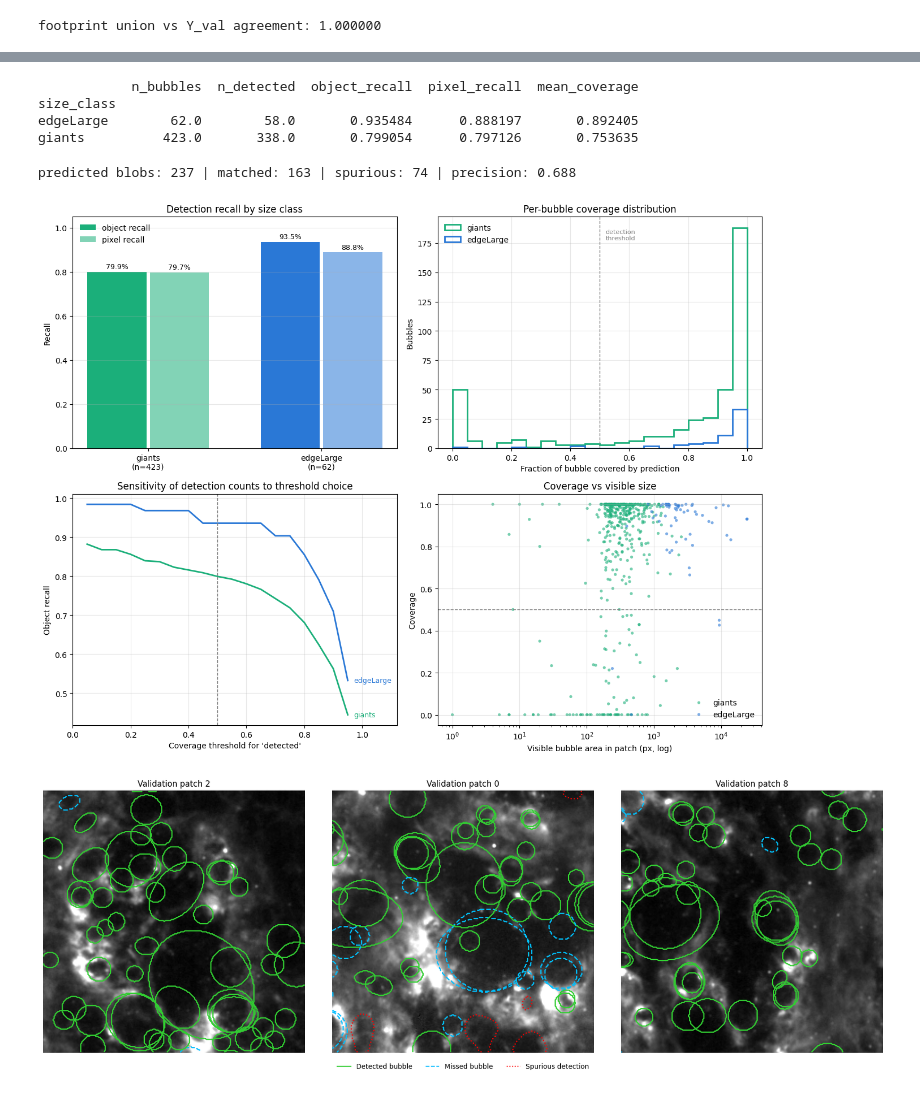
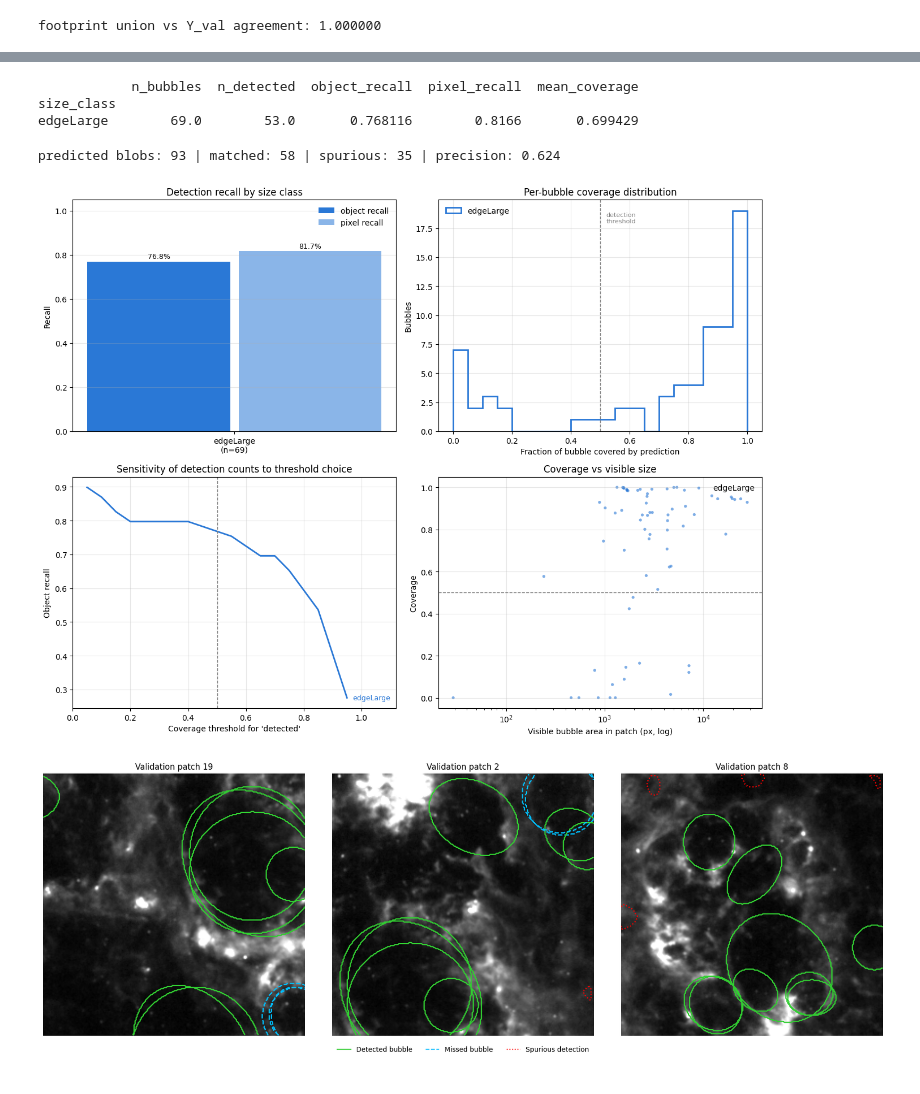
Before and after one commit to shailaja-mahara/bubbleDetection, a Jupyter notebook: notebooks/perClassEvaluation.ipynb, the cells around one changed output, grey strips where cells are left out. Drawn from its saved outputs; the diff is of its cells as text; code cells hidden in the pictures.

Commit message:
(add): stage00 comparison run

```diff
--- a/notebooks/perClassEvaluation.ipynb
+++ b/notebooks/perClassEvaluation.ipynb
@@ -30,6 +30,8 @@ BIN_THRESHOLD = 0.5       # prediction binarization (the defensible default)
 COVERAGE_THRESHOLD = 0.5  # bubble counts as detected above this coverage
 MIN_BLOB_PX = 20          # ignore predicted blobs smaller than this
 DISTANCE_PC = 9.77e6
+
+ACTIVE_STAGE = "stage00"
 
 FIGURE_DIR = "../outputs/figures"
 CLASS_COLORS = {"edgeLarge": "#2a78d6", "giants": "#1baf7a"}  # CVD-validated pair
@@ -47,7 +49,7 @@ PLOTS_PATH = "../outputs/figures/plots"
 
 os.makedirs(PLOTS_PATH, exist_ok=True)
 
-MODEL_PATH = os.path.join(MODEL_DIR, ACTIVE_STAGE+"bubble_unet.keras")
+MODEL_PATH = os.path.join(MODEL_DIR, f"{ACTIVE_STAGE}bubble_unet.keras")
 
 CURRICULUM_STAGES = {
     "stage00": ["edgeLarge"],
@@ -57,8 +59,6 @@ CURRICULUM_STAGES = {
     "stage04": ["small", "medium", "large", "giants", "edgeLarge"],
     "stage05": ["tiny", "small", "medium", "large", "giants", "edgeLarge"],
 }
-
-ACTIVE_STAGE = "stage01"
 # %%
 
 X = np.load(os.path.join(PATCH_DIR, "X.npy"))
@@ -177,8 +176,7 @@ print(summary)
 # %% [output]
             n_bubbles  n_detected  object_recall  pixel_recall  mean_coverage
 size_class
-edgeLarge        62.0        58.0       0.935484      0.888197       0.892405
-giants          423.0       338.0       0.799054      0.797126       0.753635
+edgeLarge        69.0        53.0       0.768116        0.8166       0.699429
 # %%
 n_blobs = n_matched = 0
 for p in range(len(pred_bin)):
@@ -193,5 +191,5 @@ for p in range(len(pred_bin)):
 print(f"predicted blobs: {n_blobs} | matched: {n_matched} | "
       f"spurious: {n_blobs - n_matched} | precision: {n_matched / n_blobs:.3f}")
 # %% [output]
-predicted blobs: 237 | matched: 163 | spurious: 74 | precision: 0.688
+predicted blobs: 93 | matched: 58 | spurious: 35 | precision: 0.624
 # %%
@@ -268,11 +266,11 @@ ax.grid(alpha=0.3)
 
 plt.tight_layout()
 
-output_summary = os.path.join(PLOTS_PATH, "perClassEvalSummary.png")
+output_summary = os.path.join(PLOTS_PATH, f"{ACTIVE_STAGE}perClassEvalSummary.png")
 plt.savefig(output_summary, dpi=300, bbox_inches="tight")
 plt.show()
 # %% [output]
-[figure, old version]
+[figure, new version]
 # %%
 # detection maps: bubble outlines colored by outcome, spurious blobs contoured
 detected_by_id = dict(zip(bubbles.global_id, bubbles.detected))
@@ -288,35 +286,35 @@ for ax, p in zip(axes, show_patches):
         m[rec["rr"], rec["cc"]] = 1
         if detected_by_id[rec["global_id"]]:
             ax.contour(m, levels=[0.5], colors="limegreen",
                        linestyles="solid", linewidths=1.8)
         else:
             ax.contour(m, levels=[0.5], colors="deepskyblue",
                        linestyles="dashed", linewidths=1.8)
 
     labels_arr, n = ndimage.label(pred_bin[p])
     for i in range(1, n + 1):
         blob = labels_arr == i
         if blob.sum() >= MIN_BLOB_PX and not (blob & union[p]).any():
             ax.contour(blob.astype(float), levels=[0.5], colors="red",
                        linestyles="dotted", linewidths=1.8)
 
     ax.set_title(f"Validation patch {p}")
     ax.axis("off")
 
 legend_items = [
     Line2D([], [], color="limegreen", linestyle="solid", label="Detected bubble"),
     Line2D([], [], color="deepskyblue", linestyle="dashed", label="Missed bubble"),
     Line2D([], [], color="red", linestyle="dotted", label="Spurious detection"),
 ]
 fig.legend(handles=legend_items, loc="lower center", ncol=3, frameon=False)
 plt.tight_layout(rect=[0, 0.05, 1, 1])
 
-output_patches = os.path.join(FIGURE_DIR, "perClassEvalPatches.png")
+output_patches = os.path.join(FIGURE_DIR, f"{ACTIVE_STAGE}perClassEvalPatches.png")
 
 plt.savefig(output_patches, dpi=300, bbox_inches="tight")
 plt.show()
 # %% [output]
-[figure, old version]
+[figure, new version]
 # %%
 mosaic = np.load(IMAGE_PATH)
 
```
Also changed, not shown: parts of 4 cells of this notebook, 46 other files.
